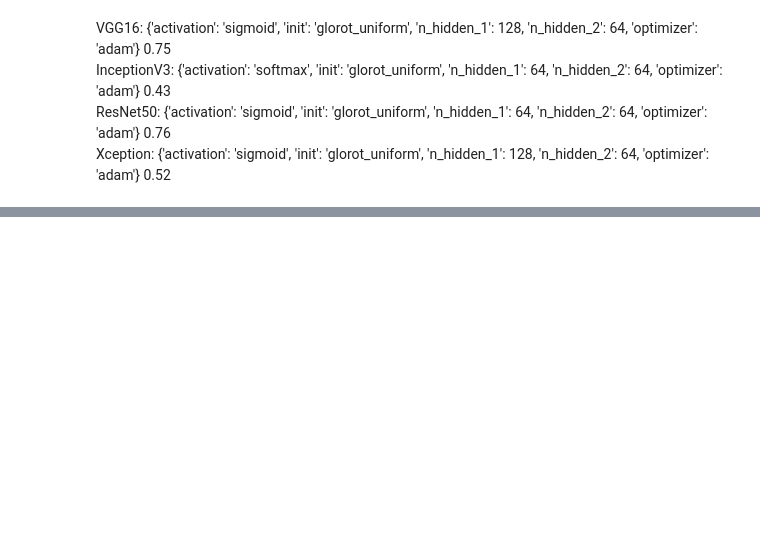
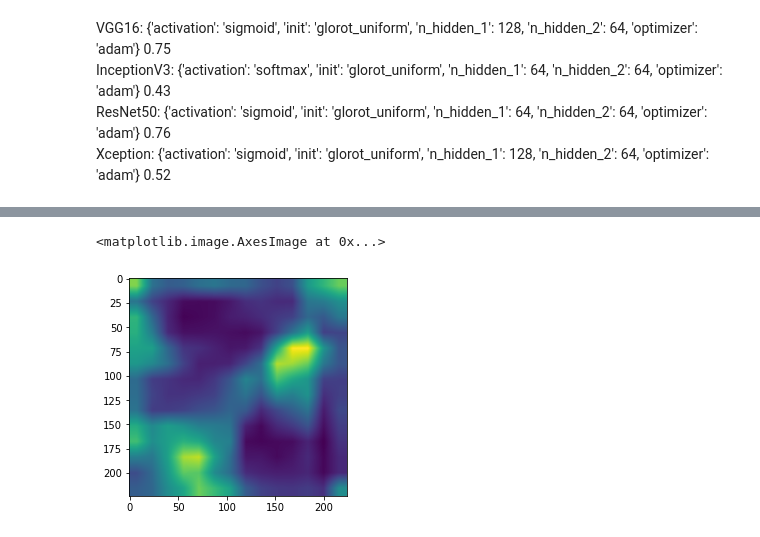
Before and after one commit to DominikHahn1407/VisualAnalytics, a Jupyter notebook: data_preparation_v2.ipynb, the cells around one changed output, grey strips where cells are left out. Cells and saved outputs as stored; diff of their text form; code cells hidden in the pictures; blank space fills up the shorter version.

Commit message:
check grad cam

```diff
--- a/data_preparation_v2.ipynb
+++ b/data_preparation_v2.ipynb
@@ -474,0 +709,9 @@ Xception: {'activation': 'sigmoid', 'init': 'glorot_uniform', 'n_hidden_1': 128,
+# %%
+from xai_methods import grad_cam
+
+scaled_heatmap = grad_cam(img=x_test[8][np.newaxis, :], model=xai_model, layer_name="block5_conv3")
+
+plt.imshow(scaled_heatmap)
+# %% [output]
+<matplotlib.image.AxesImage at 0x...>
+[figure, added]
```
Also changed, not shown: parts of 25 cells of this notebook, 1 other file.
